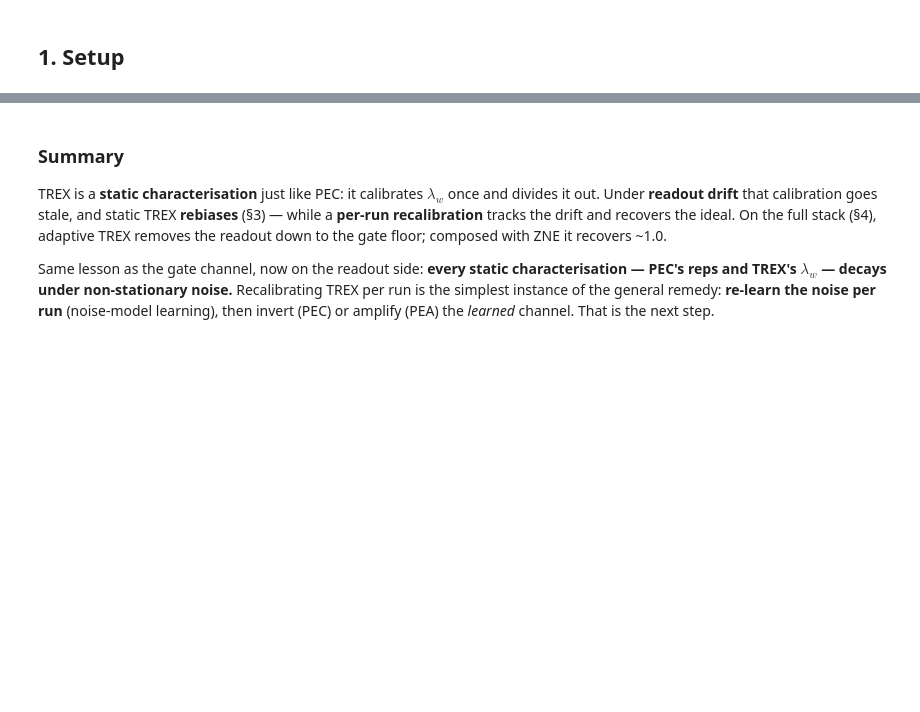
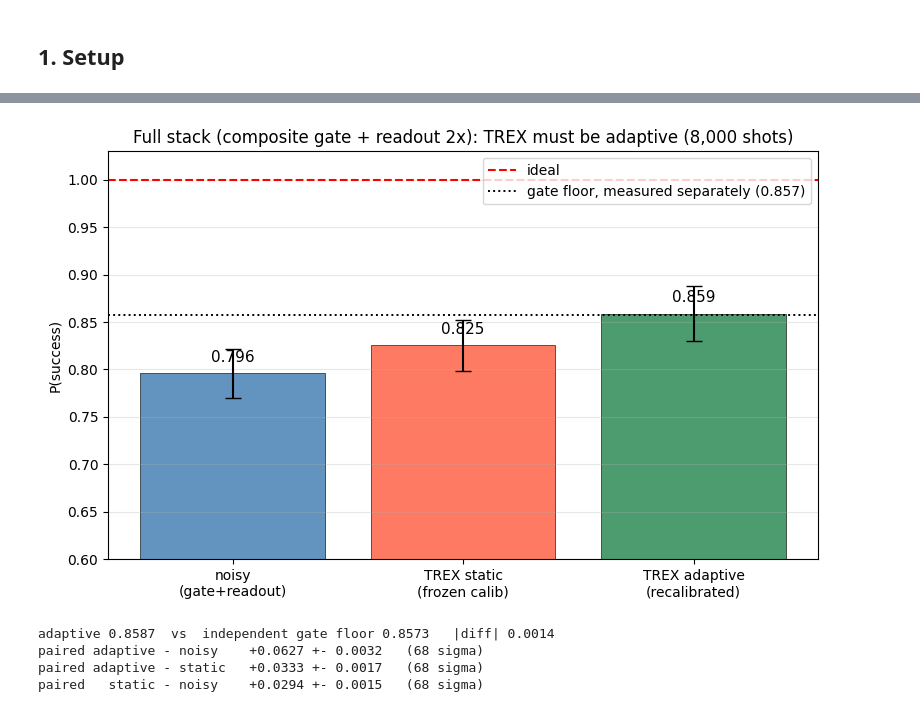
Before and after one commit to t-ferrer/Quantum_error_mitigation, a Jupyter notebook: notebooks/Composite_drift_TREX.ipynb, the cells around one changed output, grey strips where cells are left out. Saved outputs shown, nothing was run; the diff lists cells and outputs as text; code cells hidden in the pictures; blank space fills up the shorter version.

```diff
--- a/notebooks/Composite_drift_TREX.ipynb
+++ b/notebooks/Composite_drift_TREX.ipynb
@@ -169,12 +189,53 @@ compose adaptive TREX o ZNE to also clear the gate floor -> ~1.0 (cf. Composite_
-# %% [markdown]
-### Summary
-
-TREX is a **static characterisation** just like PEC: it calibrates $\lambda_w$ once and divides it
-out. Under **readout drift** that calibration goes stale, and static TREX **rebiases** (§3) — while a
-**per-run recalibration** tracks the drift and recovers the ideal. On the full stack (§4), adaptive
-TREX removes the readout down to the gate floor; composed with ZNE it recovers ~1.0.
-
-Same lesson as the gate channel, now on the readout side: **every static characterisation — PEC's
-reps and TREX's $\lambda_w$ — decays under non-stationary noise.** Recalibrating TREX per run is the
-simplest instance of the general remedy: **re-learn the noise per run** (noise-model learning),
-then invert (PEC) or amplify (PEA) the *learned* channel. That is the next step.
+# %%
+RO_BAD = scaled_readout(2.0)            # readout drifted to 2x nominal
+SHOTS4, N_SEEDS4 = 8_000, 12
+nm = SPEC_COMPOSITE.build_noise_model(); RO_BAD.twirled().add_readout_error(nm)
+exec_bk = AerSimulator(noise_model=nm)  # composite gate + twirled 2x readout
+CAL_PERFECT = calib_counts(READOUT_PERFECT, SHOTS4)
+CAL_STATIC = calib_counts(READOUT_REALISTIC.twirled(), SHOTS4)  # frozen nominal
+CAL_ADAPT = calib_counts(RO_BAD.twirled(), SHOTS4)              # recalibrated on 2x
+
+cols = {"noisy": [], "static": [], "adaptive": []}
+for s in range(N_SEEDS4):
+    ec, tgt = mirror_counts(exec_bk, s, SHOTS4), target_key(s)
+    cols["noisy"].append(trex_success_prob_experimental(ec, CAL_PERFECT, tgt, SHOTS4, SHOTS4))
+    cols["static"].append(trex_success_prob_experimental(ec, CAL_STATIC, tgt, SHOTS4, SHOTS4))
+    cols["adaptive"].append(trex_success_prob_experimental(ec, CAL_ADAPT, tgt, SHOTS4, SHOTS4))
+
+# The gate floor must be measured INDEPENDENTLY (a gate-only backend, no readout at all). Drawing it
+# at the adaptive mean would make "adaptive lands on the floor" true by construction; here it is a
+# genuine prediction that the figure can falsify.
+gate_bk = AerSimulator(noise_model=SPEC_COMPOSITE.build_noise_model())
+gate_floor = float(np.mean([success_prob(gate_bk, s, SHOTS4) for s in range(N_SEEDS4)]))
+
+labels = ["noisy\n(gate+readout)", "TREX static\n(frozen calib)", "TREX adaptive\n(recalibrated)"]
+keys, colors = ["noisy", "static", "adaptive"], ["steelblue", "tomato", "seagreen"]
+means = [np.mean(cols[k]) for k in keys]; errs = [np.std(cols[k]) for k in keys]
+
+fig, ax = plt.subplots(figsize=(8, 5))
+bars = ax.bar(labels, means, yerr=errs, capsize=6, color=colors, alpha=0.85,
+              edgecolor="black", linewidth=0.5)
+for b, m in zip(bars, means):
+    ax.text(b.get_x() + b.get_width() / 2, m + 0.012, f"{m:.3f}", ha="center", fontsize=11)
+ax.axhline(1.0, ls="--", c="r", lw=1.5, label="ideal")
+ax.axhline(gate_floor, ls=":", c="k", lw=1.4,
+           label=f"gate floor, measured separately ({gate_floor:.3f})")
+ax.set_ylabel("P(success)"); ax.set_ylim(0.6, 1.03)
+ax.set_title(f"Full stack (composite gate + readout 2x): TREX must be adaptive ({SHOTS4:,} shots)")
+ax.legend(); ax.grid(alpha=0.3, axis="y")
+plt.tight_layout(); plt.show()
+
+print(f"adaptive {means[2]:.4f}  vs  independent gate floor {gate_floor:.4f}"
+      f"   |diff| {abs(means[2] - gate_floor):.4f}")
+# The three branches share circuits, so the seed spread above is COMMON MODE: compare per-circuit.
+a = {k: np.array(cols[k]) for k in keys}
+for hi, lo in (("adaptive", "noisy"), ("adaptive", "static"), ("static", "noisy")):
+    d = a[hi] - a[lo]
+    print(f"paired {hi:>8} - {lo:<8} {d.mean():+.4f} +- {d.std():.4f}"
+          f"   ({abs(d.mean()) / (d.std() / np.sqrt(len(d))):.0f} sigma)")
+# %% [output]
+[figure, added]
+adaptive 0.8587  vs  independent gate floor 0.8573   |diff| 0.0014
+paired adaptive - noisy    +0.0627 +- 0.0032   (68 sigma)
+paired adaptive - static   +0.0333 +- 0.0017   (68 sigma)
+paired   static - noisy    +0.0294 +- 0.0015   (68 sigma)
```
Also changed, not shown: parts of 12 cells of this notebook, 2 other files.
